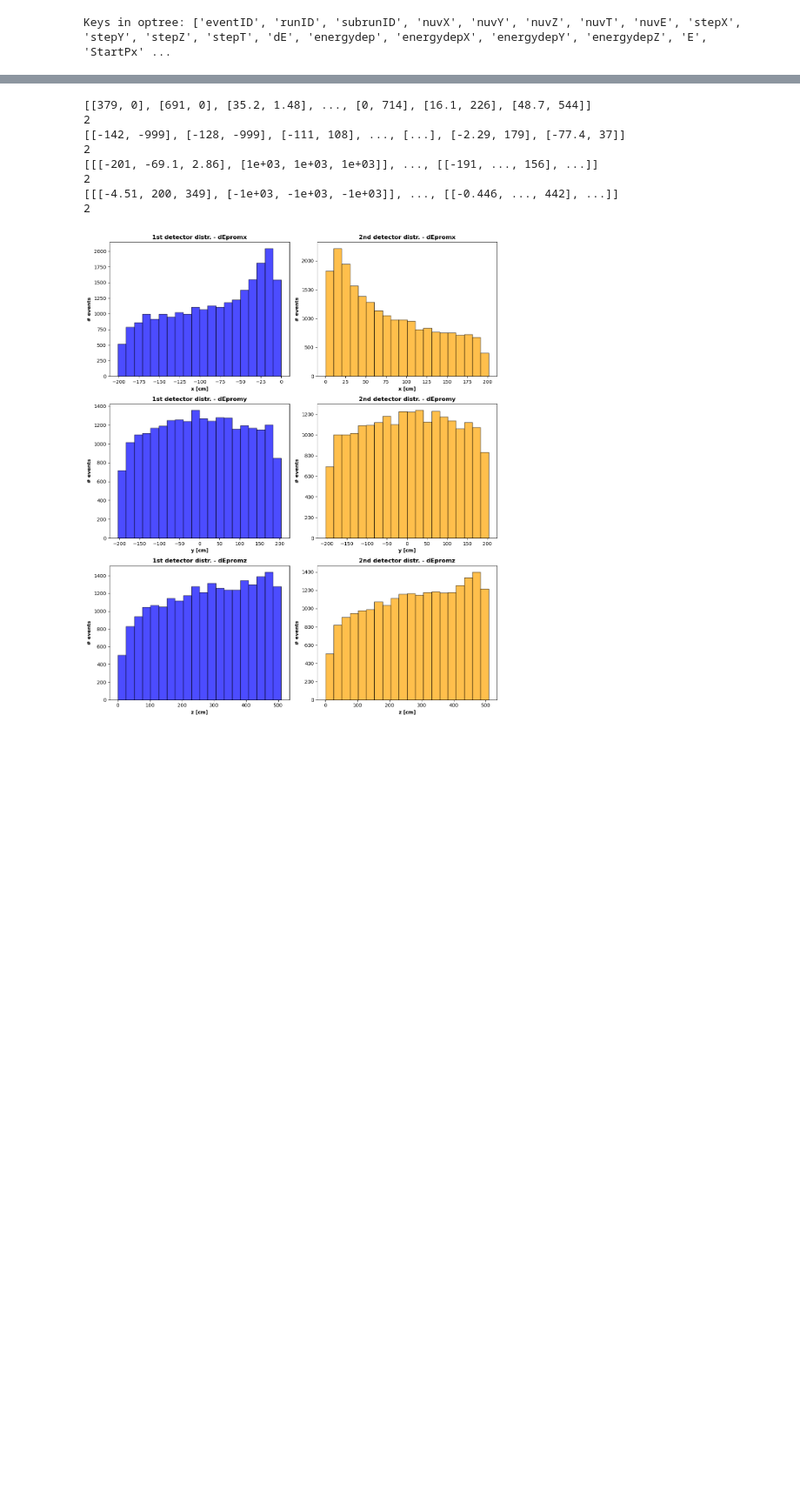
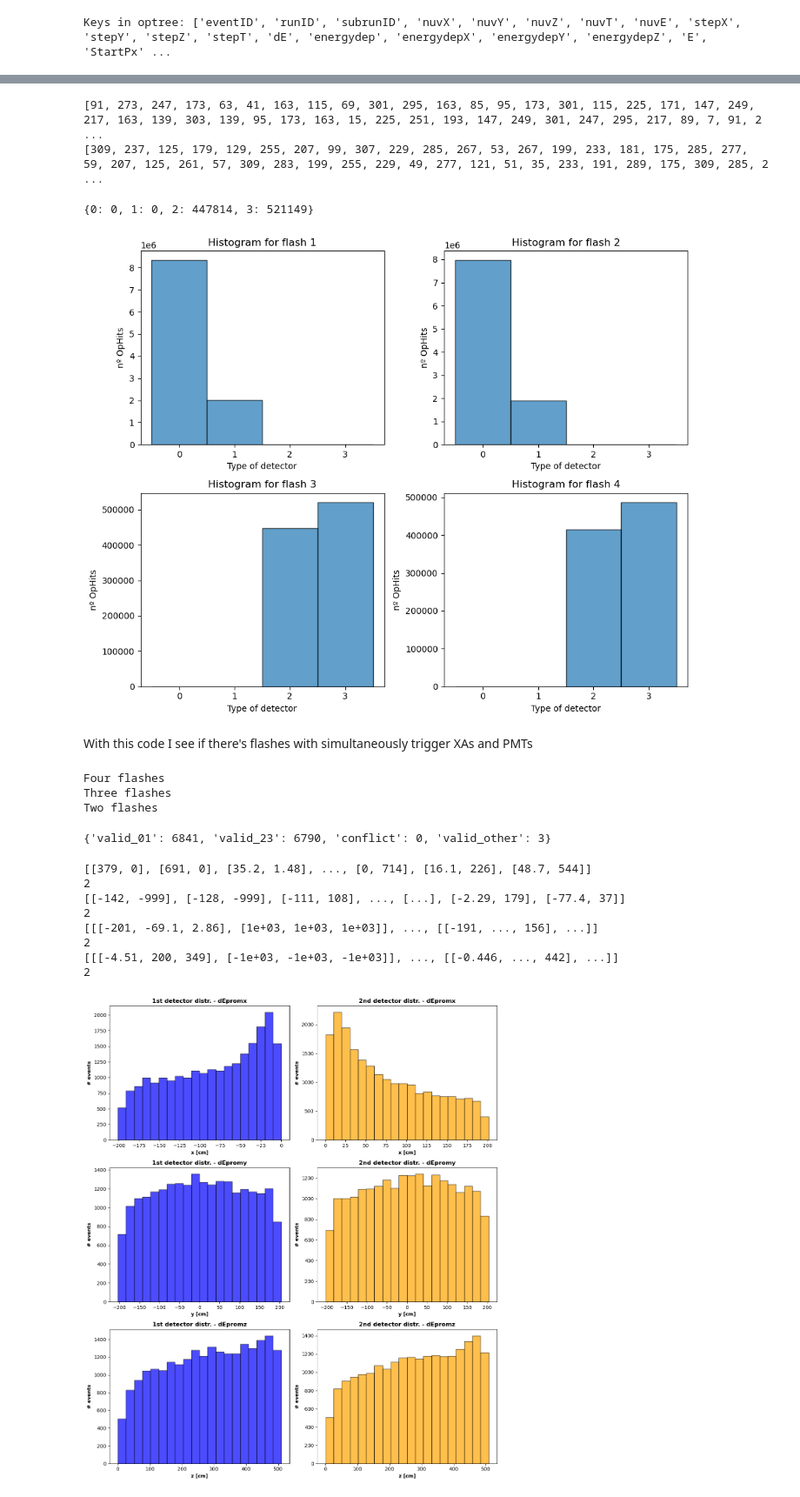
Before and after one commit to CIEMAT-Neutrino/AI_nuvT, a Jupyter notebook: Data_analysis.ipynb, the cells around one changed output, grey strips where cells are left out. Shown at 87% size. Drawn from its saved outputs; the diff is of its cells as text; code cells hidden in the pictures; blank space fills up the shorter version.

```diff
--- a/Data_analysis.ipynb
+++ b/Data_analysis.ipynb
@@ -14,0 +24,5 @@ dEmaxedges = optree['dEmaxedges'].array()
+# %%
+print(nopflash_f)
+indices_of_four= [index for index, value in enumerate(nopflash_f) if value == 4]
+indices_of_three= [index for index, value in enumerate(nopflash_f) if value == 3]
+indices_of_two= [index for index, value in enumerate(nopflash_f) if value == 2]
@@ -14,0 +31,4 @@ dEmaxedges = optree['dEmaxedges'].array()
+# %%
+hit_ch_f_four = [hit_ch_f[i] for i in indices_of_four]
+hit_ch_f_three = [hit_ch_f[i] for i in indices_of_three]
+hit_ch_f_two = [hit_ch_f[i] for i in indices_of_two]
@@ -14,0 +129,10 @@ dEmaxedges = optree['dEmaxedges'].array()
+# %%
+# Convert to a list for printing
+even_list = ak.to_list(separated_arrays[200]['odd'])
+
+# Print the entire list
+for subarray in even_list:
+    print(subarray)
+# %% [output]
+[91, 273, 247, 173, 63, 41, 163, 115, 69, 301, 295, 163, 85, 95, 173, 301, 115, 225, 171, 147, 249, 217, 163, 139, 303, 139, 95, 173, 163, 15, 225, 251, 193, 147, 249, 301, 247, 295, 217, 89, 7, 91, 2 ...
+[309, 237, 125, 179, 129, 255, 207, 99, 307, 229, 285, 267, 53, 267, 199, 233, 181, 175, 285, 277, 59, 207, 125, 261, 57, 309, 283, 199, 255, 229, 49, 277, 121, 51, 35, 233, 191, 289, 175, 309, 285, 2 ...
@@ -14,0 +142,38 @@ dEmaxedges = optree['dEmaxedges'].array()
+# %%
+from collections import Counter
+
+# Count occurrences of 0, 1, 2, and 3 in mapped
+count_dict = Counter(mapped)
+
+# Ensure counts for 0, 1, 2, and 3 are in the dictionary, defaulting to 0 if absent
+counts = {num: count_dict.get(num, 0) for num in range(4)}
+
+print(counts)
+# %% [output]
+{0: 0, 1: 0, 2: 447814, 3: 521149}
+# %%
+combined_array = (ak.concatenate(first_flash_4), ak.concatenate(second_flash_4), ak.concatenate(third_flash_4), ak.concatenate(fourth_flash_4))
+# %%
+# Create a figure for subplots
+fig, axes = plt.subplots(2, 2, figsize=(10, 8))
+axes = axes.flatten()  # Flatten the axes for easier indexing
+
+# Iterate through each subarray and plot the histogram
+for idx, subarray in enumerate(combined_array):
+    # Map the values in the subarray using the dictionary
+    mapped_values = [data_dict[x] for x in subarray if x in data_dict]
+
+    # Create histogram
+    axes[idx].hist(mapped_values, bins=[0, 1, 2, 3, 4], alpha=0.7, edgecolor='black', align='left')
+    axes[idx].set_title(f'Histogram for flash {idx + 1}')
+    axes[idx].set_xlabel('Type of detector')
+    axes[idx].set_ylabel('nº OpHits')
+    axes[idx].set_xticks([0, 1, 2, 3])  # Set x-ticks to match the bins
+
+# Adjust layout and show the plot
+plt.tight_layout()
+plt.show()
+# %% [output]
+[figure, added]
+# %% [markdown]
+With this code I see if there's flashes with simultaneously trigger XAs and PMTs
@@ -15,3 +225,15 @@ dEmaxedges = optree['dEmaxedges'].array()
+# %%
+print('Four flashes')
+count_flash_possibilities(four_0123)
+print('Three flashes')
+count_flash_possibilities(three_0123)
+print('Two flashes')
+count_flash_possibilities(two_0123)
+# %% [output]
+Four flashes
+Three flashes
+Two flashes
+{'valid_01': 6841, 'valid_23': 6790, 'conflict': 0, 'valid_other': 3}
 # %%
 print(dEtpc)
 print(len(dEtpc[0]))
```
Also changed, not shown: parts of 33 cells of this notebook, 5 other files.
